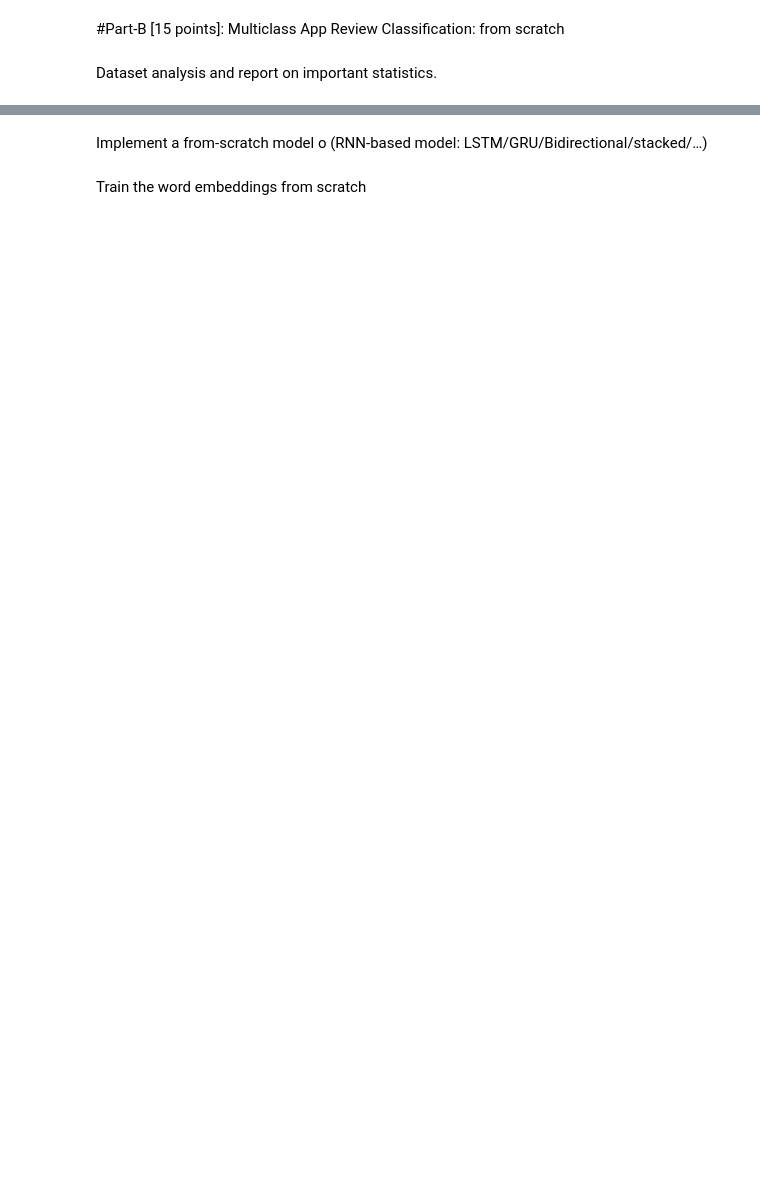
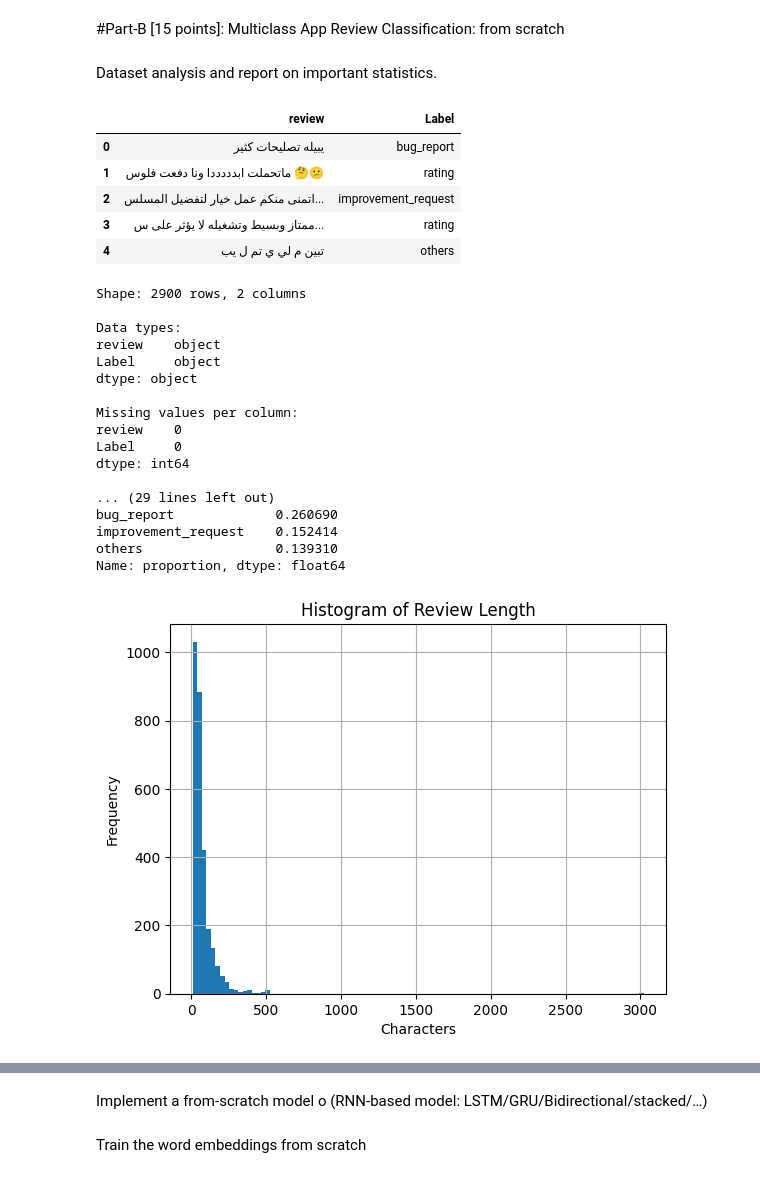
Before and after one commit to Ryuki17/Arabic-App-Review-Classification-Project-NLP, a Jupyter notebook: ICS472_Project.ipynb, the cells around one changed output, grey strips where cells are left out. Drawn from its saved outputs; the diff is of its cells as text; code cells hidden in the pictures; blank space fills up the shorter version.

```diff
--- a/ICS472_Project.ipynb
+++ b/ICS472_Project.ipynb
@@ -2,3 +2,69 @@
 #Part-B [15 points]: Multiclass App Review Classification: from scratch
 # %% [markdown]
 Dataset analysis and report on important statistics.
+# %%
+import pandas as pd
+import matplotlib.pyplot as plt
+# read csv into data frame
+df = pd.read_csv('/content/App Reviews-SingleLabel-Multiclass.csv')
+display(df.head())
+# # Print the dataset’s shape and a preview of the first rows.
+# print(df.shape)
+# # Show data types, non-null counts, and missing-value totals.
+# # check if thier is null data
+# print(df.isnull().sum())
+# Basic dataset info
+print(f"Shape: {df.shape[0]} rows, {df.shape[1]} columns")
+print("\nData types:")
+print(df.dtypes)
+print("\nMissing values per column:")
+print(df.isnull().sum())
+
+# Review‐length feature
+df['review_length'] = df['review'].str.len()
+print("\nReview length summary:")
+print(df['review_length'].describe())
+
+# Provide numeric and categorical summaries.
+print(df.describe())
+
+# view class balance
+print("\nClass distribution:")
+print(df['Label'].value_counts())
+# view class balance as precentage
+print(df['Label'].value_counts(normalize=True))
+
+# Plot review length histogram
+plt.figure()
+df['review_length'].hist(bins=100)
+plt.title('Histogram of Review Length')
+plt.xlabel('Characters')
+plt.ylabel('Frequency')
+plt.show()
+
+# we have a review with 3023 charecters, we could remove!
+# %% [output]
+|  | review | Label |
+| 0 | يبيله تصليحات كثير | bug_report |
+| 1 | ماتحملت ابدددددا ونا دفعت فلوس 🤔😕 | rating |
+| 2 | اتمنى منكم عمل خيار لتفضيل المسلس... | improvement_request |
+| 3 | ممتاز وبسيط وتشغيله لا يؤثر على س... | rating |
+| 4 | تبين م لي ي تم ل يب | others |
+Shape: 2900 rows, 2 columns
+
+Data types:
+review    object
+Label     object
+dtype: object
+
+Missing values per column:
+review    0
+Label     0
+dtype: int64
+
+... (29 lines left out)
+bug_report             0.260690
+improvement_request    0.152414
+others                 0.139310
+Name: proportion, dtype: float64
+[figure, added]
```
Also changed, not shown: parts of 14 cells of this notebook.
